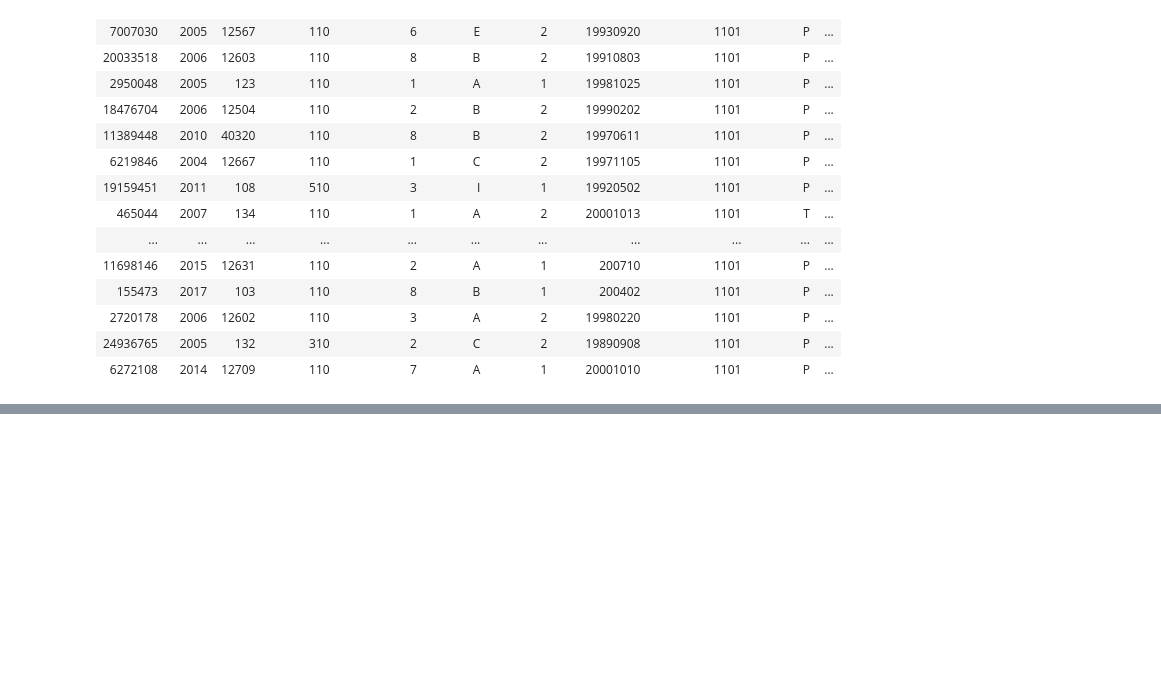
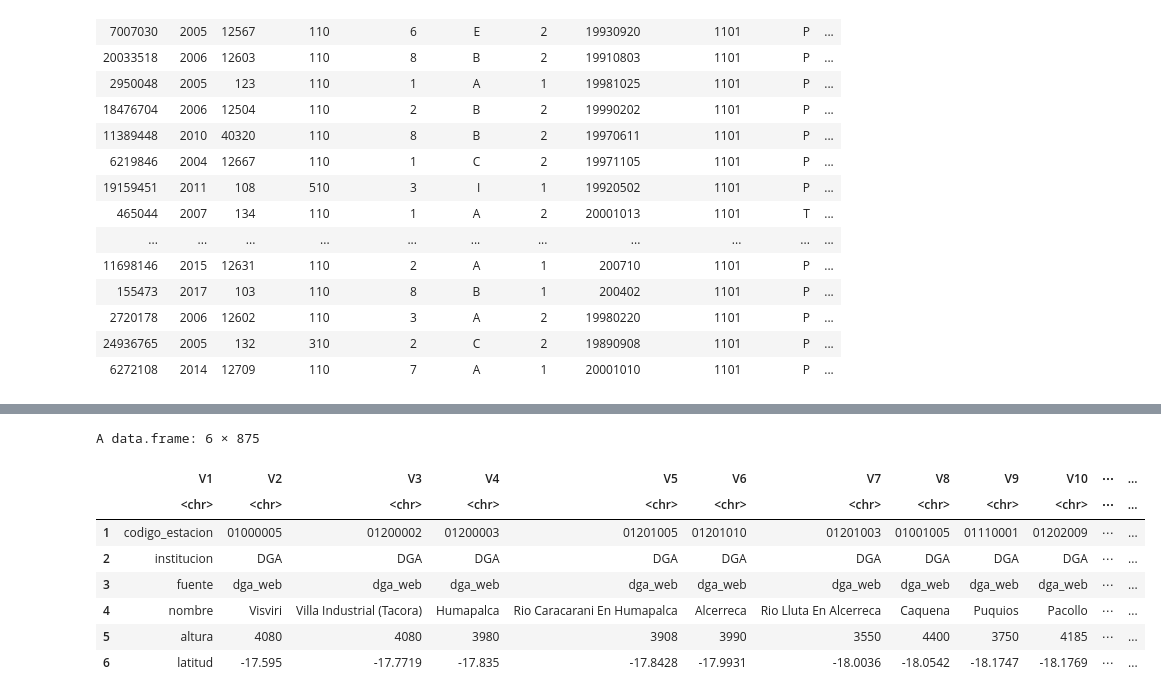
Before and after one commit to JDConejeros/Gestion-De-Datos-en-R, a Jupyter notebook: Clase_7_y_8_Depuracion_en_SQL.ipynb, the cells around one changed output, grey strips where cells are left out. Cells and saved outputs as stored; diff of their text form; code cells hidden in the pictures; blank space fills up the shorter version.

```diff
--- a/Clase_7_y_8_Depuracion_en_SQL.ipynb
+++ b/Clase_7_y_8_Depuracion_en_SQL.ipynb
@@ -1005,0 +1251,12 @@ A data.frame: 256 × 12
+# %%
+head(pp)
+# %% [output]
+A data.frame: 6 × 875
+|  | V1 | V2 | V3 | V4 | V5 | V6 | V7 | V8 | V9 | V10 | ⋯ | ... |
+|  | <chr> | <chr> | <chr> | <chr> | <chr> | <chr> | <chr> | <chr> | <chr> | <chr> | ⋯ | ... |
+| 1 | codigo_estacion | 01000005 | 01200002 | 01200003 | 01201005 | 01201010 | 01201003 | 01001005 | 01110001 | 01202009 | ⋯ | ... |
+| 2 | institucion | DGA | DGA | DGA | DGA | DGA | DGA | DGA | DGA | DGA | ⋯ | ... |
+| 3 | fuente | dga_web | dga_web | dga_web | dga_web | dga_web | dga_web | dga_web | dga_web | dga_web | ⋯ | ... |
+| 4 | nombre | Visviri | Villa Industrial (Tacora) | Humapalca | Rio Caracarani En Humapalca | Alcerreca | Rio Lluta En Alcerreca | Caquena | Puquios | Pacollo | ⋯ | ... |
+| 5 | altura | 4080 | 4080 | 3980 | 3908 | 3990 | 3550 | 4400 | 3750 | 4185 | ⋯ | ... |
+| 6 | latitud | -17.595 | -17.7719 | -17.835 | -17.8428 | -17.9931 | -18.0036 | -18.0542 | -18.1747 | -18.1769 | ⋯ | ... |
```
Also changed, not shown: parts of 68 cells of this notebook.
